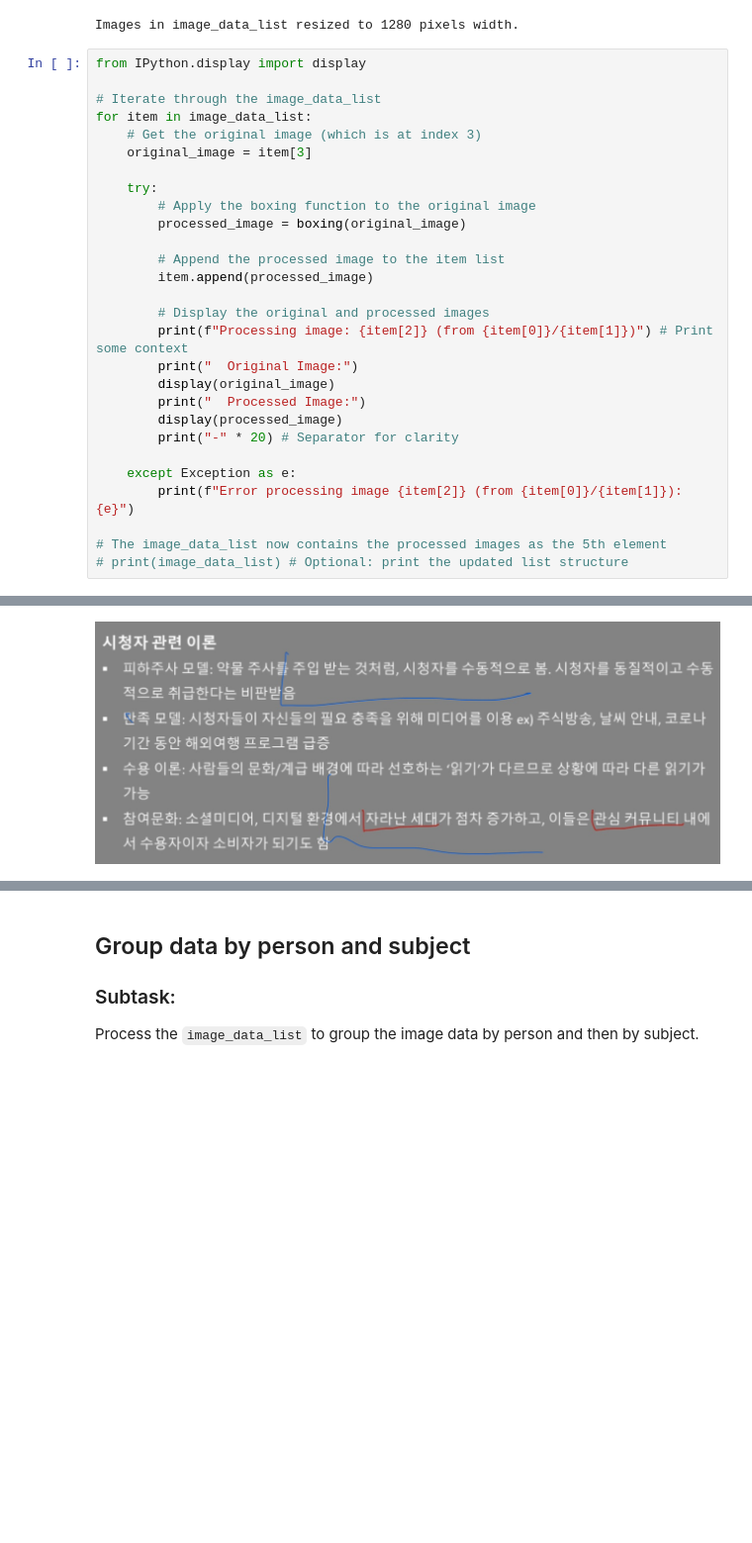
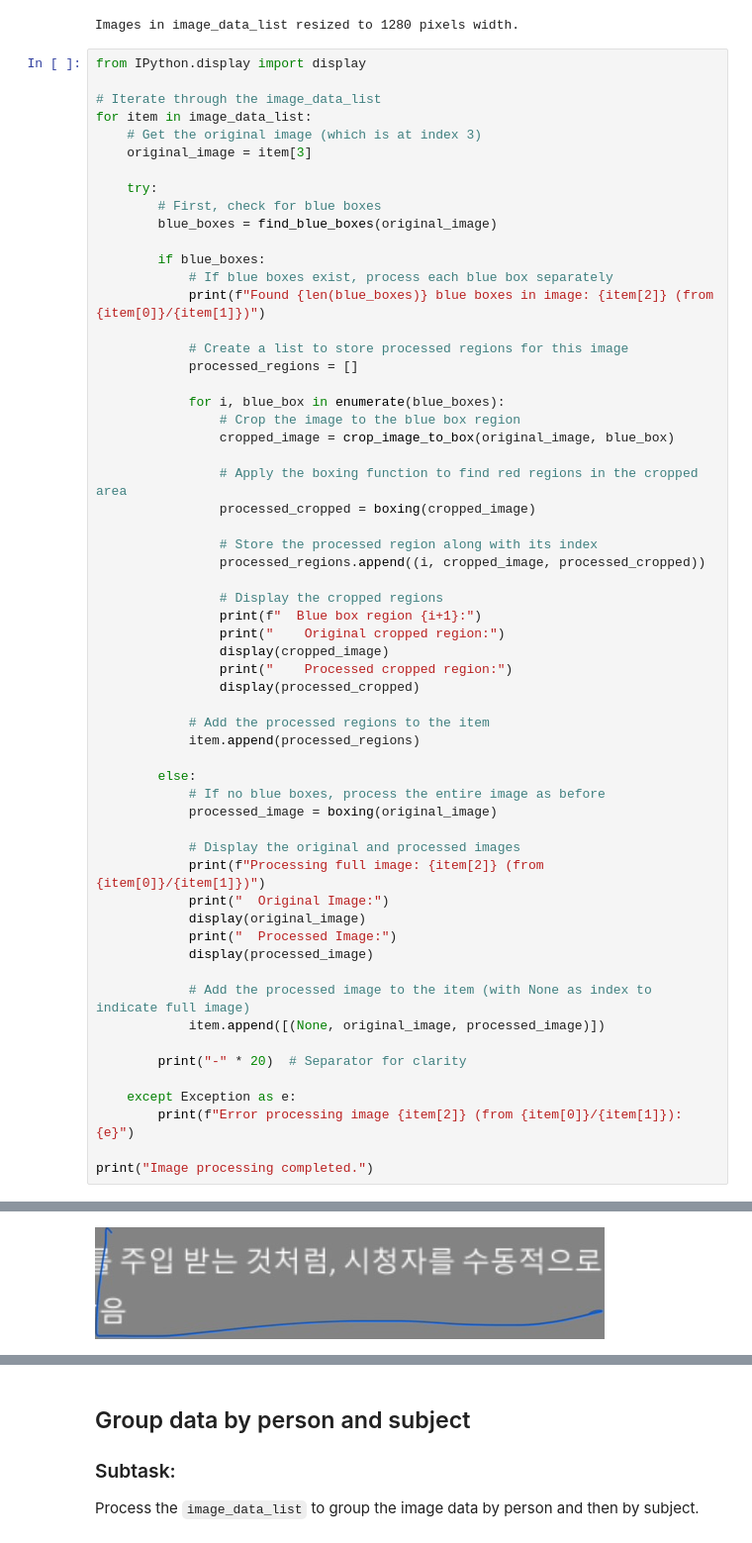
Before and after one commit to axolotl9-code/blue-red-box-into-anki, a Jupyter notebook: 안키_자동화-2.ipynb, the cells around one changed output, grey strips where cells are left out. Shown: that part at 99% size. Cells and saved outputs as stored; diff of their text form; blank space fills up the shorter version.

```diff
--- a/안키_자동화-2.ipynb
+++ b/안키_자동화-2.ipynb
@@ -271,23 +336,54 @@ for item in image_data_list:
     original_image = item[3]
 
     try:
-        # Apply the boxing function to the original image
-        processed_image = boxing(original_image)
+        # First, check for blue boxes
+        blue_boxes = find_blue_boxes(original_image)
 
-        # Append the processed image to the item list
-        item.append(processed_image)
+        if blue_boxes:
+            # If blue boxes exist, process each blue box separately
+            print(f"Found {len(blue_boxes)} blue boxes in image: {item[2]} (from {item[0]}/{item[1]})")
 
-        # Display the original and processed images
-        print(f"Processing image: {item[2]} (from {item[0]}/{item[1]})") # Print some context
-        print("  Original Image:")
-        display(original_image)
-        print("  Processed Image:")
-        display(processed_image)
-        print("-" * 20) # Separator for clarity
+            # Create a list to store processed regions for this image
+            processed_regions = []
+
+            for i, blue_box in enumerate(blue_boxes):
+                # Crop the image to the blue box region
+                cropped_image = crop_image_to_box(original_image, blue_box)
+
+                # Apply the boxing function to find red regions in the cropped area
+                processed_cropped = boxing(cropped_image)
+
+                # Store the processed region along with its index
+                processed_regions.append((i, cropped_image, processed_cropped))
+
+                # Display the cropped regions
+                print(f"  Blue box region {i+1}:")
+                print("    Original cropped region:")
+                display(cropped_image)
+                print("    Processed cropped region:")
+                display(processed_cropped)
+
+            # Add the processed regions to the item
+            item.append(processed_regions)
+
+        else:
+            # If no blue boxes, process the entire image as before
+            processed_image = boxing(original_image)
+
+            # Display the original and processed images
+            print(f"Processing full image: {item[2]} (from {item[0]}/{item[1]})")
+            print("  Original Image:")
+            display(original_image)
+            print("  Processed Image:")
+            display(processed_image)
+
+            # Add the processed image to the item (with None as index to indicate full image)
+            item.append([(None, original_image, processed_image)])
+
+        print("-" * 20)  # Separator for clarity
 
     except Exception as e:
         print(f"Error processing image {item[2]} (from {item[0]}/{item[1]}): {e}")
 
-# The image_data_list now contains the processed images as the 5th element
-# print(image_data_list) # Optional: print the updated list structure
+print("Image processing completed.")
 # %% [output]
@@ -296 +393 @@ Processing image: IMG_3834.jpeg (from 과목들/사회학의 이
-[figure, old version]
+[figure, new version]
```
Also changed, not shown: parts of 8 cells of this notebook, 14 other files.
